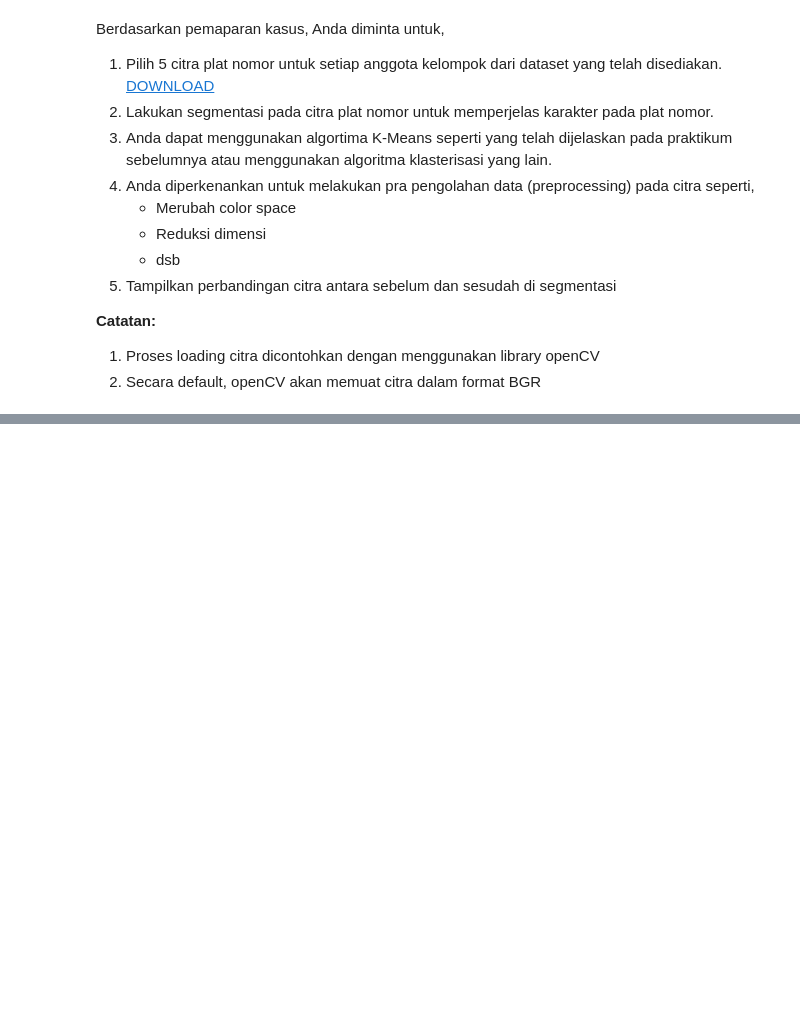
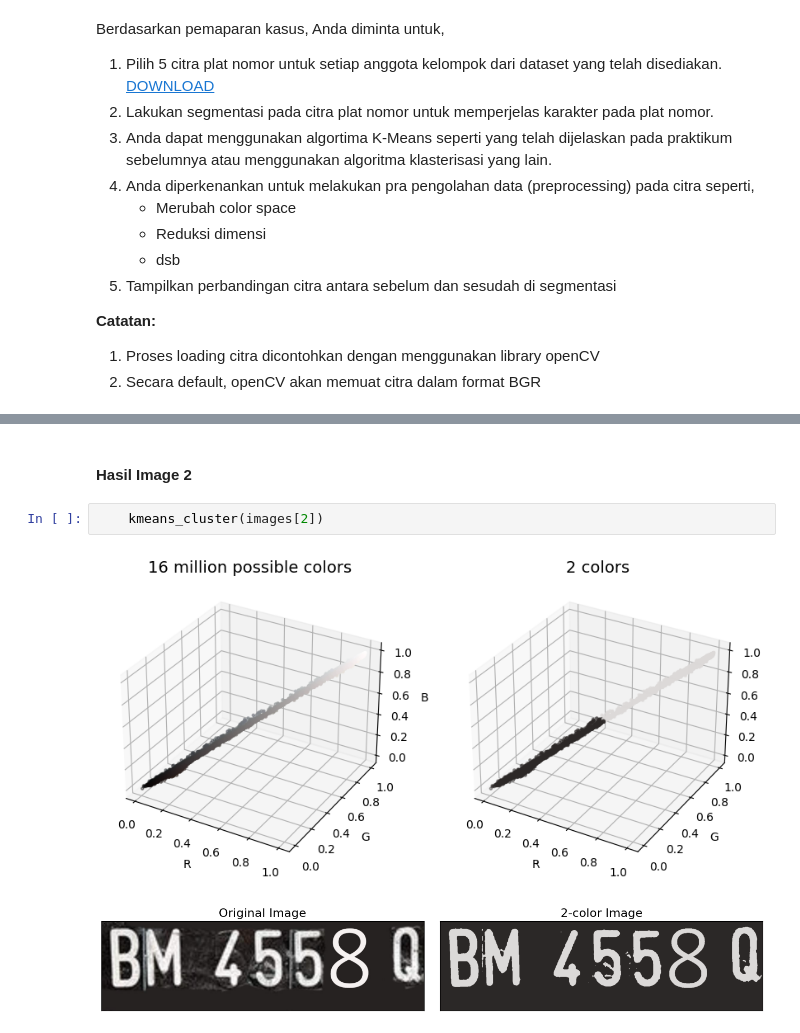
Before and after one commit to bintangsholu21/Pembelajaran-Mesin, a Jupyter notebook: UTS.ipynb, the cells around one changed output, grey strips where cells are left out. Drawn from its saved outputs; the diff is of its cells as text; blank space fills up the shorter version.

```diff
--- a/UTS.ipynb
+++ b/UTS.ipynb
@@ -31,0 +124,7 @@ Berdasarkan pemaparan kasus, Anda diminta untuk,
+# %% [markdown]
+#### **Hasil Image 2**
+# %%
+    kmeans_cluster(images[2])
+# %% [output]
+[figure, added]
+[figure, added]
```
Also changed, not shown: parts of 25 cells of this notebook.
